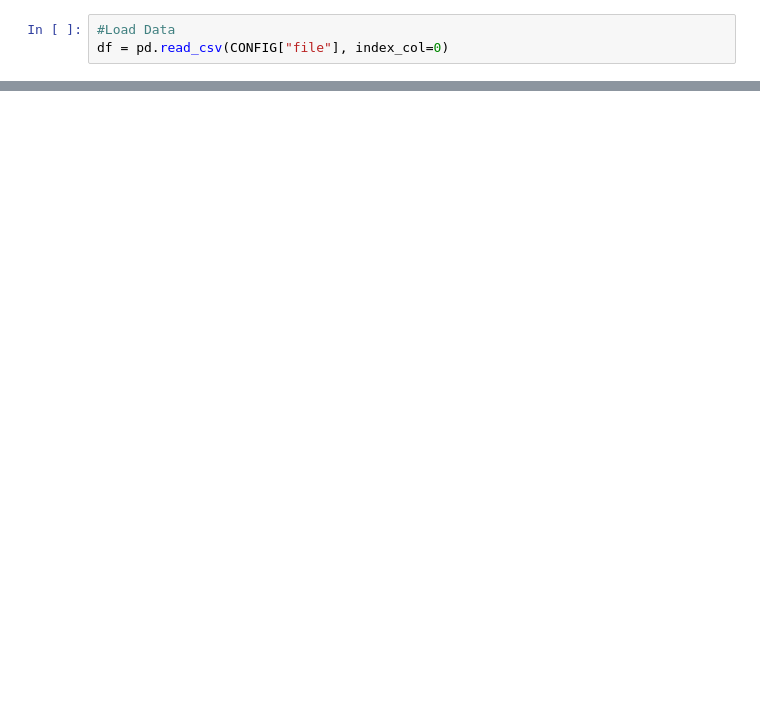
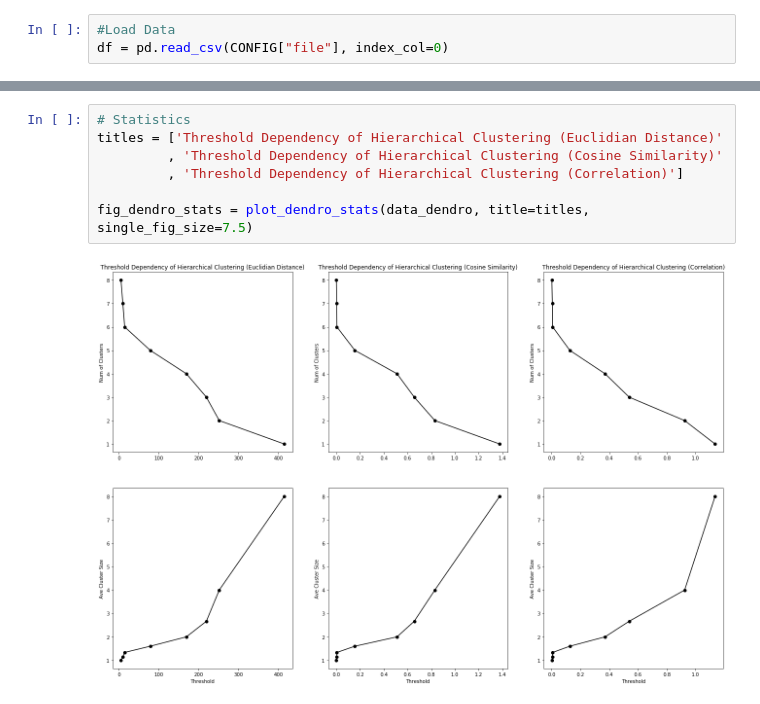
Before and after one commit to yo-aka-gene/rna-seq, a Jupyter notebook: Hierarchical_Clustering.ipynb, the cells around one changed output, grey strips where cells are left out. Drawn from its saved outputs; the diff is of its cells as text; blank space fills up the shorter version.

```diff
--- a/Hierarchical_Clustering.ipynb
+++ b/Hierarchical_Clustering.ipynb
@@ -97,0 +63,9 @@ plt.show()
+# %%
+# Statistics
+titles = ['Threshold Dependency of Hierarchical Clustering (Euclidian Distance)'
+         , 'Threshold Dependency of Hierarchical Clustering (Cosine Similarity)'
+         , 'Threshold Dependency of Hierarchical Clustering (Correlation)']
+
+fig_dendro_stats = plot_dendro_stats(data_dendro, title=titles, single_fig_size=7.5)
+# %% [output]
+[figure, added]
```
Also changed, not shown: parts of 5 cells of this notebook.
